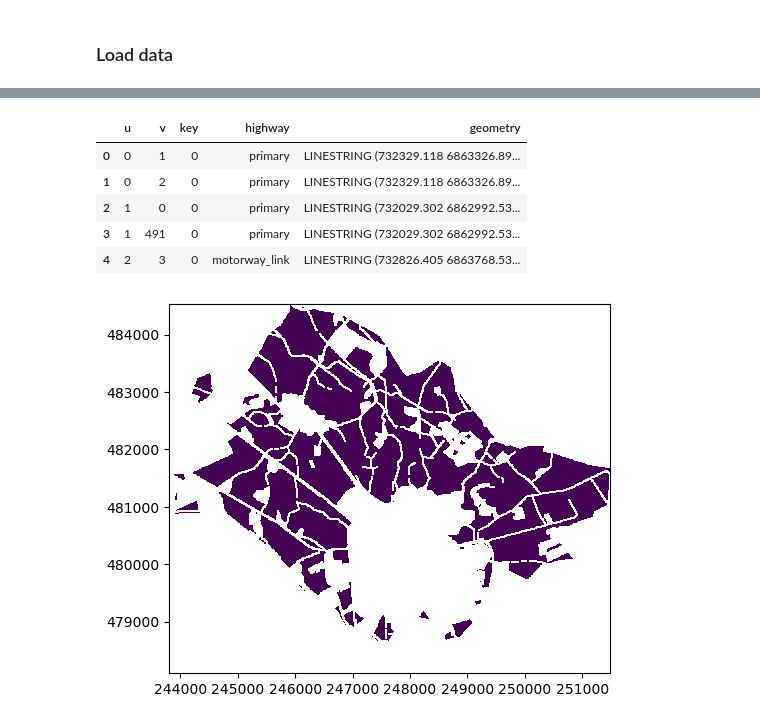
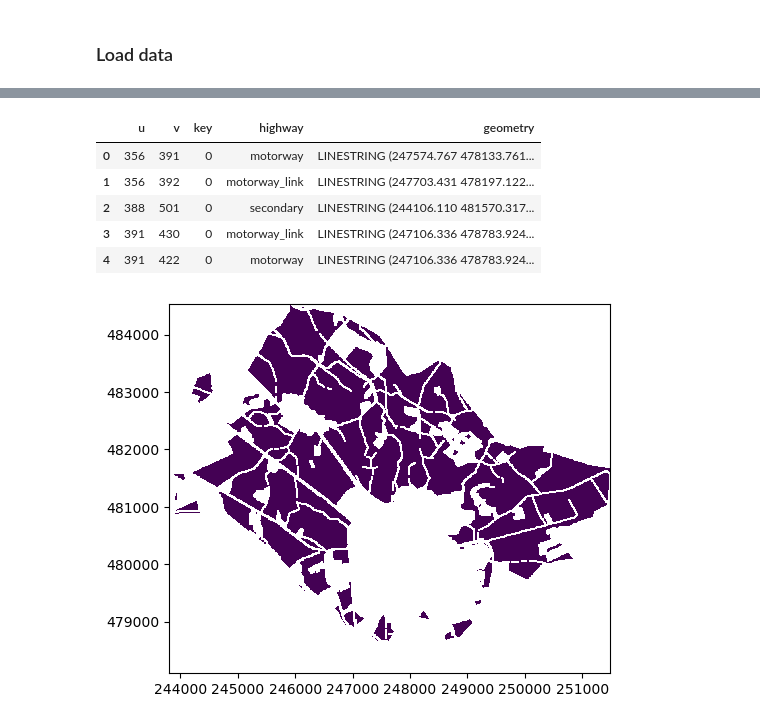
Before and after one commit to springonions-87/bioze_digital_mapping_tool, a Jupyter notebook: fuzzy.ipynb, the cells around one changed output, grey strips where cells are left out. Drawn from its saved outputs; the diff is of its cells as text; code cells hidden in the pictures.

```diff
--- a/fuzzy.ipynb
+++ b/fuzzy.ipynb
@@ -30,13 +32,13 @@ farm.head()
 # %%
-road = gpd.read_file(r"./osm_network/G_e.shp")
+road = gpd.read_file(r"./raster/clip_road.shp")
 road.head()
 # %% [output]
 |  | u | v | key | highway | geometry |
-| 0 | 0 | 1 | 0 | primary | LINESTRING (732329.118 6863326.89... |
-| 1 | 0 | 2 | 0 | primary | LINESTRING (732329.118 6863326.89... |
-| 2 | 1 | 0 | 0 | primary | LINESTRING (732029.302 6862992.53... |
-| 3 | 1 | 491 | 0 | primary | LINESTRING (732029.302 6862992.53... |
-| 4 | 2 | 3 | 0 | motorway_link | LINESTRING (732826.405 6863768.53... |
+| 0 | 356 | 391 | 0 | motorway | LINESTRING (247574.767 478133.761... |
+| 1 | 356 | 392 | 0 | motorway_link | LINESTRING (247703.431 478197.122... |
+| 2 | 388 | 501 | 0 | secondary | LINESTRING (244106.110 481570.317... |
+| 3 | 391 | 430 | 0 | motorway_link | LINESTRING (247106.336 478783.924... |
+| 4 | 391 | 422 | 0 | motorway | LINESTRING (247106.336 478783.924... |
 # %%
 road = road.to_crs("EPSG:28992")
 # %%
```
Also changed, not shown: parts of 19 cells of this notebook, 4 other files.
